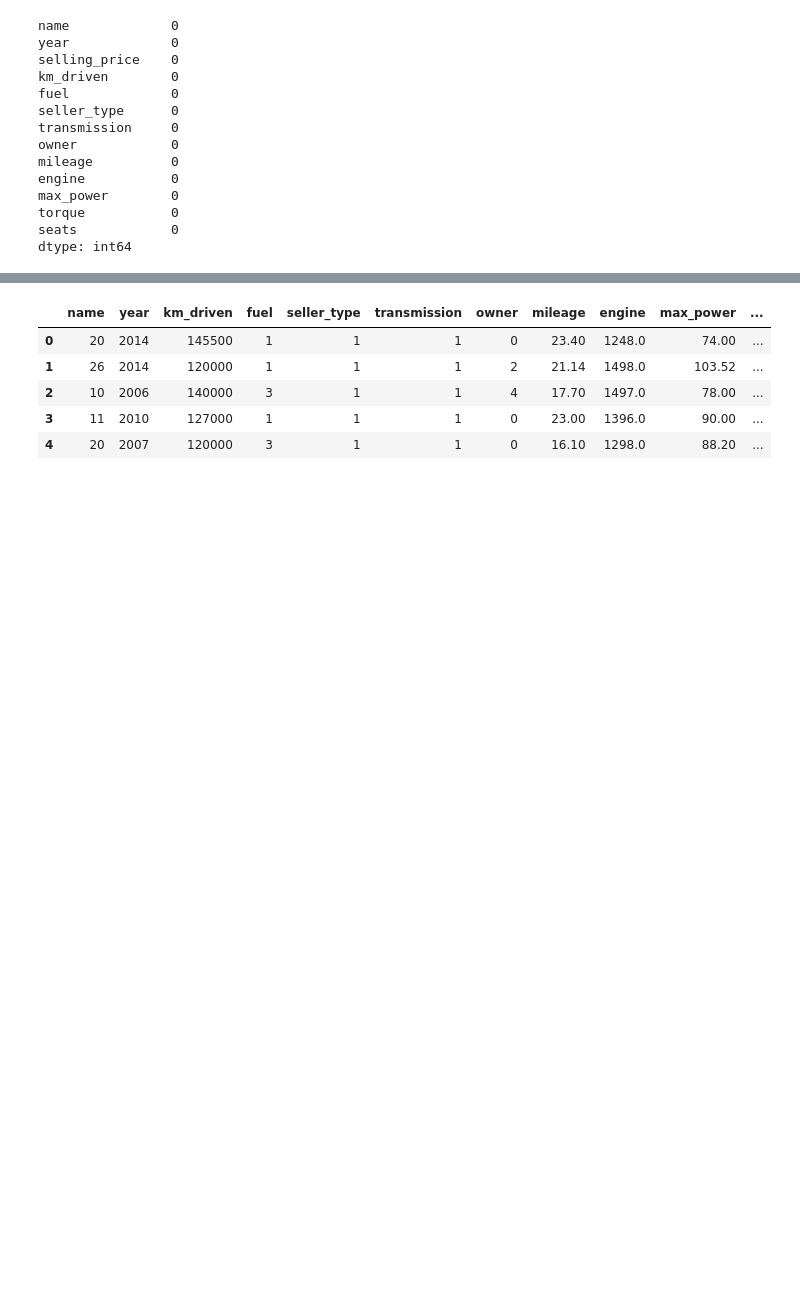
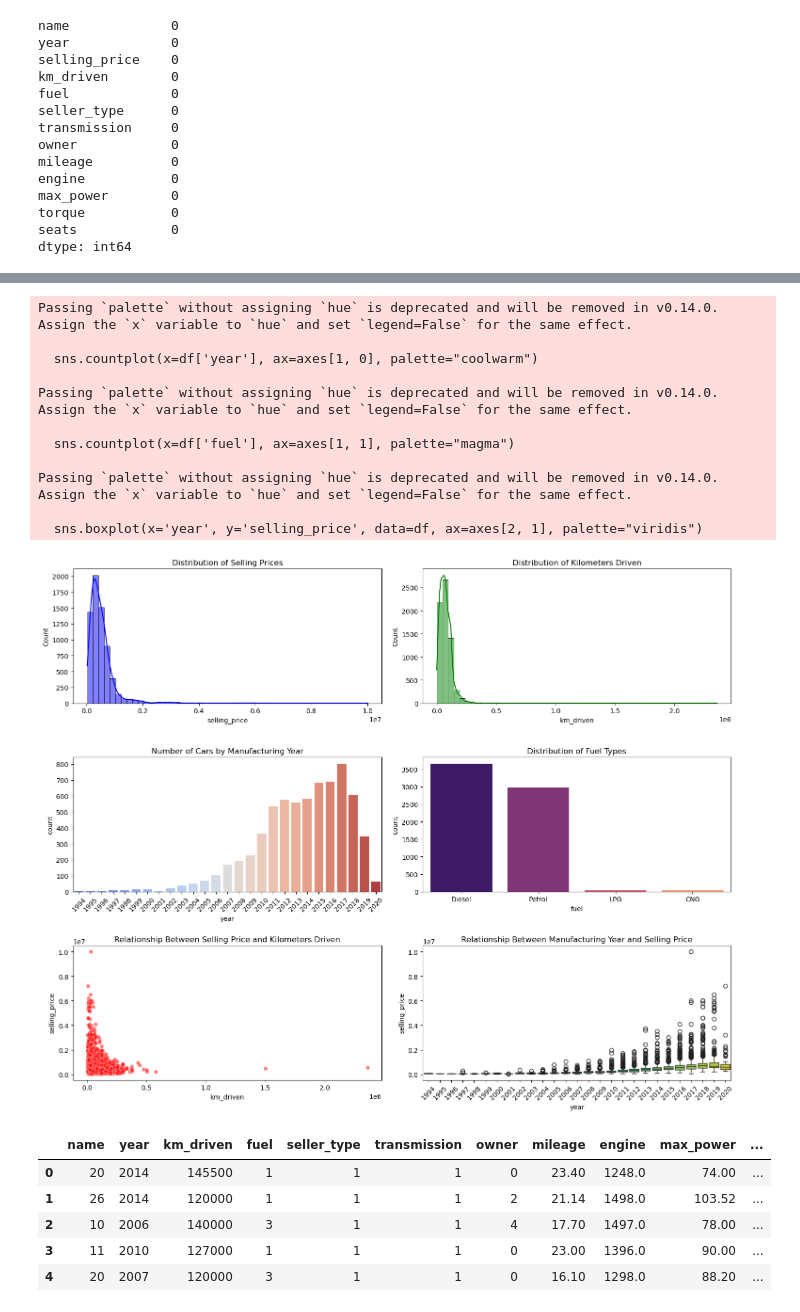
Before and after one commit to Memo2004/Car-Price-Prediction, a Jupyter notebook: notebook/Car Price Prediction.ipynb, the cells around one changed output, grey strips where cells are left out. Drawn from its saved outputs; the diff is of its cells as text; code cells hidden in the pictures; blank space fills up the shorter version.

```diff
--- a/notebook/Car Price Prediction.ipynb
+++ b/notebook/Car Price Prediction.ipynb
@@ -163,6 +163,50 @@ df.head()
 | 2 | Honda | 2006 | 140000 | Petrol | Individual | Manual | Third Owner | 17.70 | 1497.0 | 78.00 | ... |
 | 3 | Hyundai | 2010 | 127000 | Diesel | Individual | Manual | First Owner | 23.00 | 1396.0 | 90.00 | ... |
 | 4 | Maruti | 2007 | 120000 | Petrol | Individual | Manual | First Owner | 16.10 | 1298.0 | 88.20 | ... |
+# %%
+fig, axes = plt.subplots(3, 2, figsize=(15, 12))
+
+# Distribution of Selling Prices
+sns.histplot(df['selling_price'], bins=50, kde=True, ax=axes[0, 0], color='blue')
+axes[0, 0].set_title('Distribution of Selling Prices')
+
+# Distribution of Kilometers Driven
+sns.histplot(df['km_driven'], bins=50, kde=True, ax=axes[0, 1], color='green')
+axes[0, 1].set_title('Distribution of Kilometers Driven')
+
+# Number of Cars by Manufacturing Year
+sns.countplot(x=df['year'], ax=axes[1, 0], palette="coolwarm")
+axes[1, 0].set_title('Number of Cars by Manufacturing Year')
+axes[1, 0].tick_params(axis='x', rotation=45)
+
+# Distribution of Fuel Types
+sns.countplot(x=df['fuel'], ax=axes[1, 1], palette="magma")
+axes[1, 1].set_title('Distribution of Fuel Types')
+
+# Relationship Between Selling Price and Kilometers Driven
+sns.scatterplot(x=df['km_driven'], y=df['selling_price'], ax=axes[2, 0], color='red', alpha=0.5)
+axes[2, 0].set_title('Relationship Between Selling Price and Kilometers Driven')
+
+# Relationship Between Manufacturing Year and Selling Price
+sns.boxplot(x='year', y='selling_price', data=df, ax=axes[2, 1], palette="viridis")
+axes[2, 1].set_title('Relationship Between Manufacturing Year and Selling Price')
+axes[2, 1].tick_params(axis='x', rotation=45)
+
+plt.tight_layout()
+plt.show()
+# %% [output]
+Passing `palette` without assigning `hue` is deprecated and will be removed in v0.14.0. Assign the `x` variable to `hue` and set `legend=False` for the same effect.
+
+  sns.countplot(x=df['year'], ax=axes[1, 0], palette="coolwarm")
+
+Passing `palette` without assigning `hue` is deprecated and will be removed in v0.14.0. Assign the `x` variable to `hue` and set `legend=False` for the same effect.
+
+  sns.countplot(x=df['fuel'], ax=axes[1, 1], palette="magma")
+
+Passing `palette` without assigning `hue` is deprecated and will be removed in v0.14.0. Assign the `x` variable to `hue` and set `legend=False` for the same effect.
+
+  sns.boxplot(x='year', y='selling_price', data=df, ax=axes[2, 1], palette="viridis")
+[figure, added]
 # %%
 #Encode Object DataType
 encoder=LabelEncoder()
```
Also changed, not shown: parts of 4 cells of this notebook.
